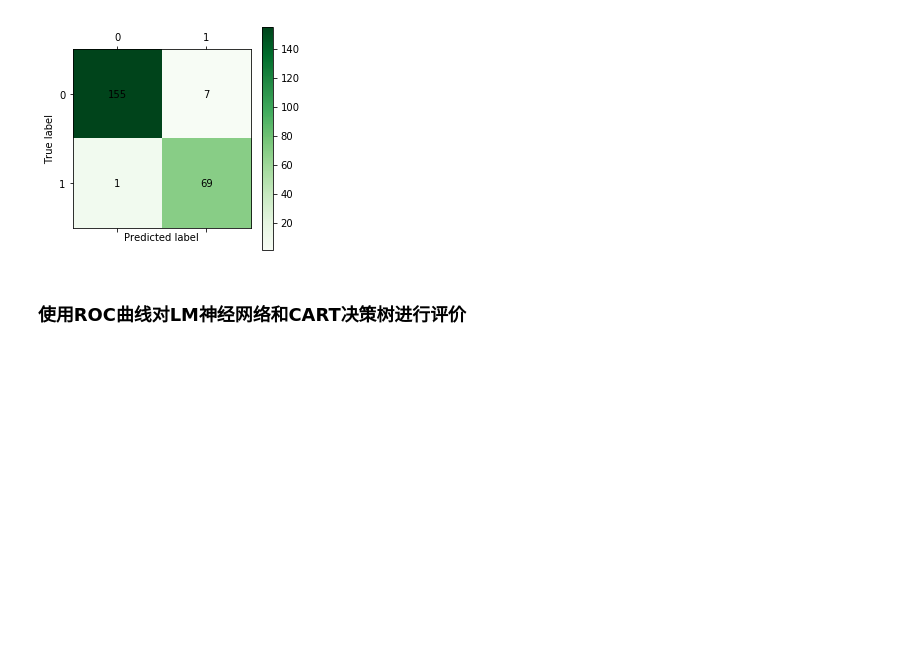
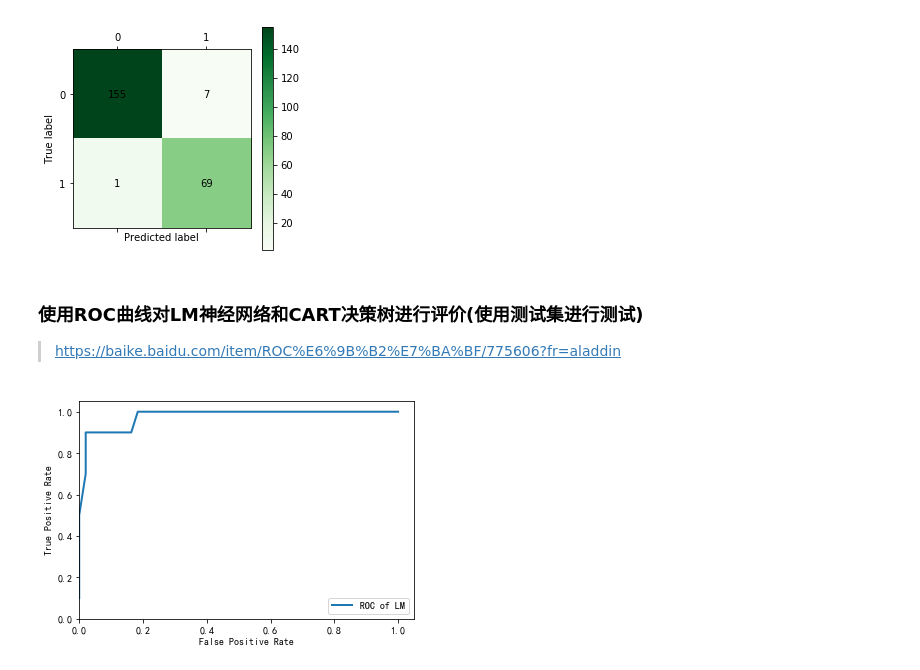
Before and after one commit to ToWorkit/NLP, a Jupyter notebook: example/electricity/构建窃漏电用户识别模型.ipynb, the cells around one changed output. Cells and saved outputs as stored; diff of their text form; code cells hidden in the pictures; blank space fills up the shorter version.

```diff
--- a/example/electricity/构建窃漏电用户识别模型.ipynb
+++ b/example/electricity/构建窃漏电用户识别模型.ipynb
@@ -168,5 +173,3 @@ cm_plot(train[:, 3], tree.predict(train[:, :3])).show()
 # p_159
 # %% [output]
 [figure]
-# %% [markdown]
-### 使用ROC曲线对LM神经网络和CART决策树进行评价
@@ -174,0 +176,31 @@ cm_plot(train[:, 3], tree.predict(train[:, :3])).show()
+# %% [markdown]
+### 使用ROC曲线对LM神经网络和CART决策树进行评价(使用测试集进行测试)
+> https://baike.baidu.com/item/ROC%E6%9B%B2%E7%BA%BF/775606?fr=aladdin
+# %%
+# 导入ROC曲线函数
+from sklearn.metrics import roc_curve
+# 导入图像库
+import matplotlib.pyplot as plt
+# 正常显示中文标签, 设置 FangSong/黑体
+plt.rcParams['font.sans-serif'] = [u'SimHei']
+# 解决 负号 的显示问题
+plt.rcParams['axes.unicode_minus'] = False
+# 预测结果变形(往上看)
+predict_result = net.predict(test[:, :3]).reshape(len(test))
+# 真实值，预测值
+fpr, tpr, thresholds = roc_curve(test[:, 3], predict_result, pos_label = 1)
+# 做出ROC曲线
+plt.plot(fpr, tpr, linewidth = 2, label = 'ROC of LM')
+# 坐标轴标签 -> 假正
+plt.xlabel('False Positive Rate')
+# 坐标轴标签 -> 真正
+plt.ylabel('True Positive Rate')
+# 边界范围
+plt.ylim(0, 1.05)
+plt.xlim(0, 1.05)
+# 图例
+plt.legend(loc = 4)
+# 显示作图结果
+plt.show()
+# %% [output]
+[figure, added]
```
Also changed, not shown: parts of 6 cells of this notebook.
